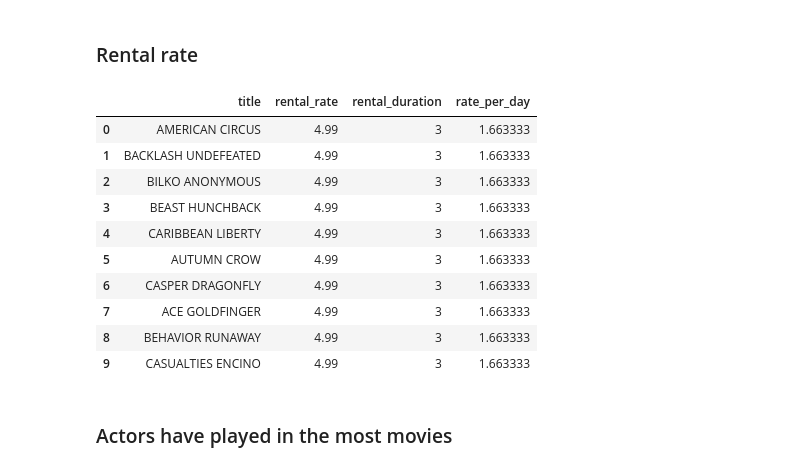
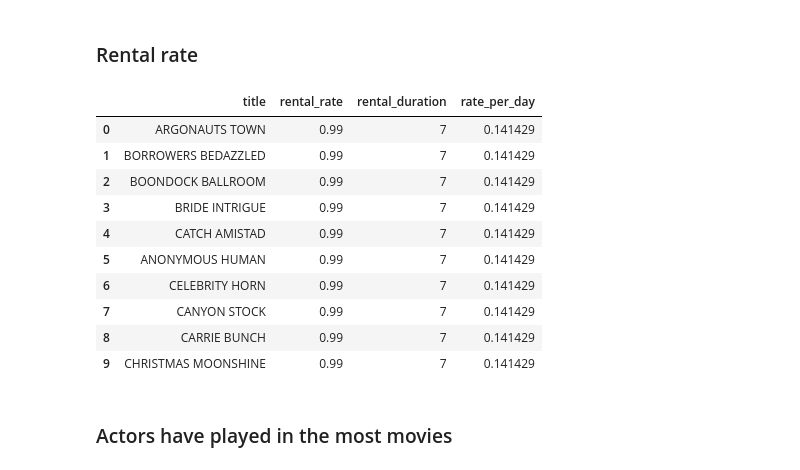
Before and after one commit to LeoLindqvist123/sakila_lab_Leo_Lindqvist-kr-hnert, a Jupyter notebook: notebooks/duckdb_pandas.ipynb, the cells around one changed output. Drawn from its saved outputs; the diff is of its cells as text; code cells hidden in the pictures.

```diff
--- a/notebooks/duckdb_pandas.ipynb
+++ b/notebooks/duckdb_pandas.ipynb
@@ -81,27 +86,27 @@ q_c
 # %%
 q_d = conn.sql("""
     SELECT
         title,
         rental_rate,
         rental_duration,
         rental_rate / rental_duration AS rate_per_day
     FROM film
-    ORDER BY rate_per_day DESC
+    ORDER BY rate_per_day
     LIMIT 10;
 """).df()
 
 q_d
 # %% [output]
 |  | title | rental_rate | rental_duration | rate_per_day |
-| 0 | AMERICAN CIRCUS | 4.99 | 3 | 1.663333 |
-| 1 | BACKLASH UNDEFEATED | 4.99 | 3 | 1.663333 |
-| 2 | BILKO ANONYMOUS | 4.99 | 3 | 1.663333 |
-| 3 | BEAST HUNCHBACK | 4.99 | 3 | 1.663333 |
-| 4 | CARIBBEAN LIBERTY | 4.99 | 3 | 1.663333 |
-| 5 | AUTUMN CROW | 4.99 | 3 | 1.663333 |
-| 6 | CASPER DRAGONFLY | 4.99 | 3 | 1.663333 |
-| 7 | ACE GOLDFINGER | 4.99 | 3 | 1.663333 |
-| 8 | BEHAVIOR RUNAWAY | 4.99 | 3 | 1.663333 |
-| 9 | CASUALTIES ENCINO | 4.99 | 3 | 1.663333 |
+| 0 | ARGONAUTS TOWN | 0.99 | 7 | 0.141429 |
+| 1 | BORROWERS BEDAZZLED | 0.99 | 7 | 0.141429 |
+| 2 | BOONDOCK BALLROOM | 0.99 | 7 | 0.141429 |
+| 3 | BRIDE INTRIGUE | 0.99 | 7 | 0.141429 |
+| 4 | CATCH AMISTAD | 0.99 | 7 | 0.141429 |
+| 5 | ANONYMOUS HUMAN | 0.99 | 7 | 0.141429 |
+| 6 | CELEBRITY HORN | 0.99 | 7 | 0.141429 |
+| 7 | CANYON STOCK | 0.99 | 7 | 0.141429 |
+| 8 | CARRIE BUNCH | 0.99 | 7 | 0.141429 |
+| 9 | CHRISTMAS MOONSHINE | 0.99 | 7 | 0.141429 |
 # %% [markdown]
 ### Actors have played in the most movies
```
Also changed, not shown: parts of 13 cells of this notebook, 13 other files.
